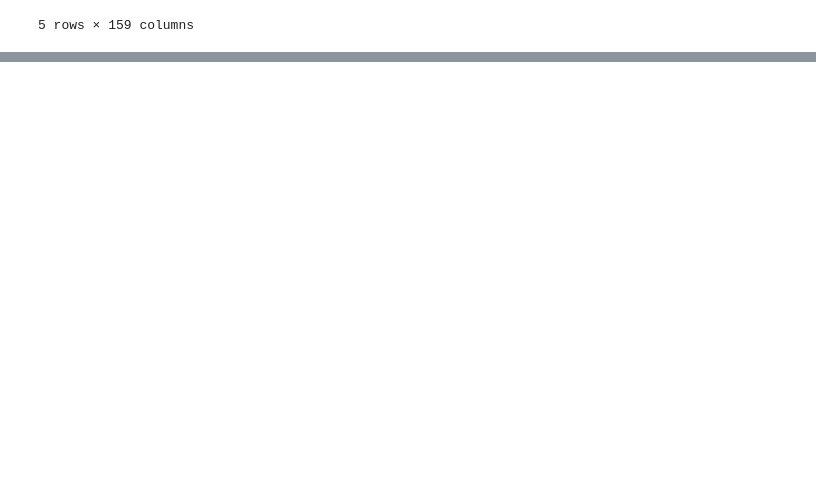
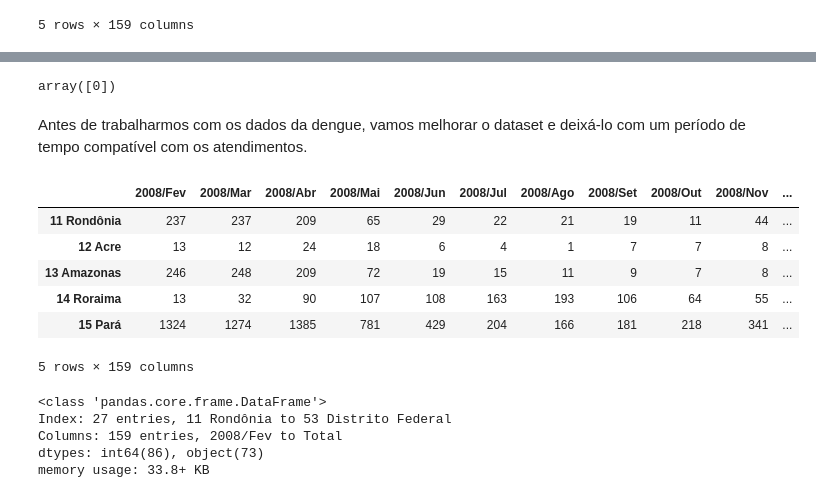
Before and after one commit to diascarolina/data-science-bootcamp, a Jupyter notebook: modulo1/aulas_desafios_modulo1.ipynb, the cells around one changed output, grey strips where cells are left out. Cells and saved outputs as stored; diff of their text form; code cells hidden in the pictures; blank space fills up the shorter version.

```diff
--- a/modulo1/aulas_desafios_modulo1.ipynb
+++ b/modulo1/aulas_desafios_modulo1.ipynb
@@ -396,0 +395,11 @@ atend_usaveis['Total'] = atend_usaveis.sum(axis = 1)
+# %%
+# importar os dados
+
+raw_data_dengue = pd.read_csv('../data/datasus_procedimentos_dengue.csv',
+                               sep = ';',
+                               encoding = 'ISO-8859-1',
+                               skiprows = 4,
+                               skipfooter = 12,
+                               thousands = '.',
+                               decimal = ',',
+                               engine = 'python')
@@ -396,0 +441,12 @@ atend_usaveis['Total'] = atend_usaveis.sum(axis = 1)
+# %%
+atend_usaveis.isnull().sum().unique()
+# %% [output]
+array([0])
+# %% [markdown]
+Antes de trabalharmos com os dados da dengue, vamos melhorar o dataset e deixá-lo com um período de tempo compatível com os atendimentos.
+# %%
+# cópia do dataset original
+dengue = raw_data_dengue.copy()
+# %%
+# coloca as UFs como índice
+dengue = dengue.set_index('Unidade da Federação').rename_axis(None)
@@ -396,0 +456,18 @@ atend_usaveis['Total'] = atend_usaveis.sum(axis = 1)
+# %%
+dengue.head()
+# %% [output]
+|  | 2008/Fev | 2008/Mar | 2008/Abr | 2008/Mai | 2008/Jun | 2008/Jul | 2008/Ago | 2008/Set | 2008/Out | 2008/Nov | ... |
+| 11 Rondônia | 237 | 237 | 209 | 65 | 29 | 22 | 21 | 19 | 11 | 44 | ... |
+| 12 Acre | 13 | 12 | 24 | 18 | 6 | 4 | 1 | 7 | 7 | 8 | ... |
+| 13 Amazonas | 246 | 248 | 209 | 72 | 19 | 15 | 11 | 9 | 7 | 8 | ... |
+| 14 Roraima | 13 | 32 | 90 | 107 | 108 | 163 | 193 | 106 | 64 | 55 | ... |
+| 15 Pará | 1324 | 1274 | 1385 | 781 | 429 | 204 | 166 | 181 | 218 | 341 | ... |
+5 rows × 159 columns
+# %%
+dengue.info()
+# %% [output]
+<class 'pandas.core.frame.DataFrame'>
+Index: 27 entries, 11 Rondônia to 53 Distrito Federal
+Columns: 159 entries, 2008/Fev to Total
+dtypes: int64(86), object(73)
+memory usage: 33.8+ KB
```
Also changed, not shown: parts of 34 cells of this notebook, 2 other files.
